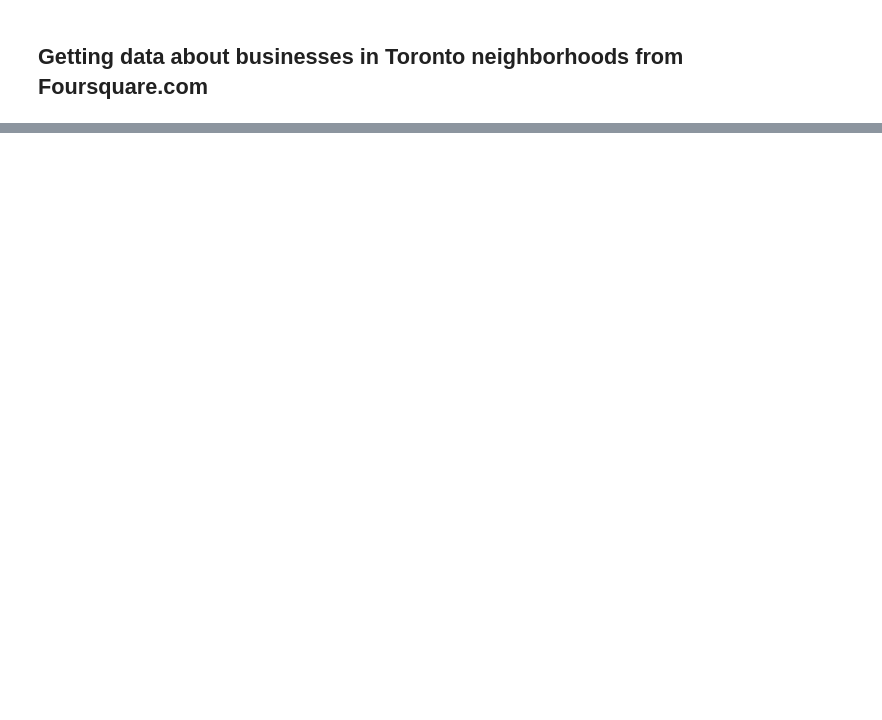
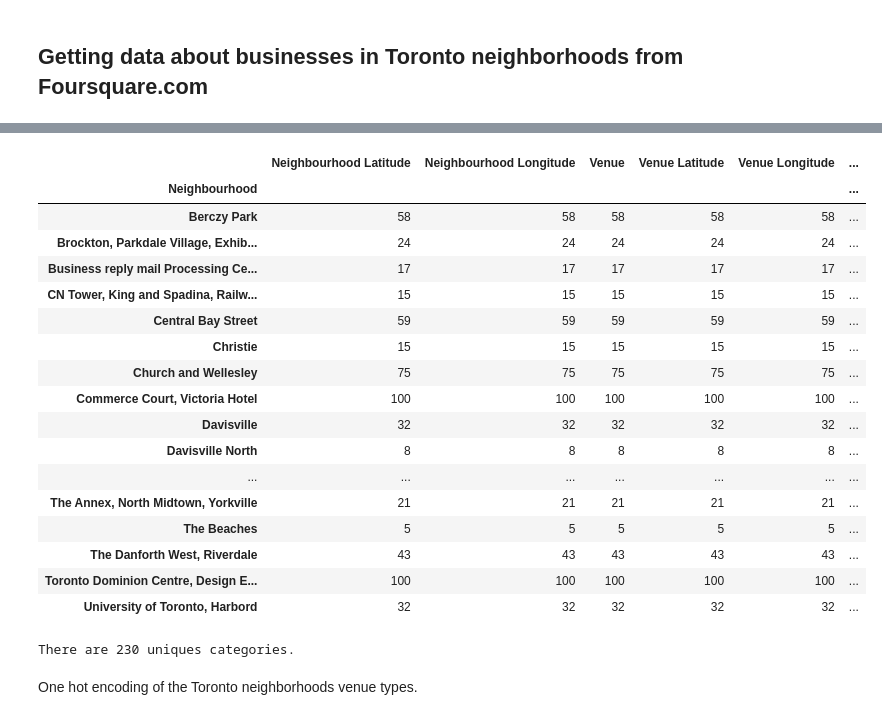
Before and after one commit to elithepooh/Coursera_Capstone, a Jupyter notebook: TorontoClustering.ipynb, the cells around one changed output, grey strips where cells are left out. Cells and saved outputs as stored; diff of their text form; code cells hidden in the pictures; blank space fills up the shorter version.

```diff
--- a/TorontoClustering.ipynb
+++ b/TorontoClustering.ipynb
@@ -174,0 +185,10 @@ toronto_df.loc[toronto_df["Postal Code"] == 'M2H']
+# %%
+from geopy.geocoders import Nominatim
+
+address = 'Toronto, Canada'
+
+geolocator = Nominatim(user_agent="toronto_explorer")
+location = geolocator.geocode(address)
+toronto_lat = location.latitude
+toronto_long = location.longitude
+print('The geograpical coordinate of Toronto are {}, {}.'.format(toronto_lat, toronto_long))
@@ -176,0 +351,27 @@ toronto_df.loc[toronto_df["Postal Code"] == 'M2H']
+# %%
+toronto_venues.groupby('Neighbourhood').count()
+# %% [output]
+|  | Neighbourhood Latitude | Neighbourhood Longitude | Venue | Venue Latitude | Venue Longitude | ... |
+| Neighbourhood |  |  |  |  |  | ... |
+| Berczy Park | 58 | 58 | 58 | 58 | 58 | ... |
+| Brockton, Parkdale Village, Exhib... | 24 | 24 | 24 | 24 | 24 | ... |
+| Business reply mail Processing Ce... | 17 | 17 | 17 | 17 | 17 | ... |
+| CN Tower, King and Spadina, Railw... | 15 | 15 | 15 | 15 | 15 | ... |
+| Central Bay Street | 59 | 59 | 59 | 59 | 59 | ... |
+| Christie | 15 | 15 | 15 | 15 | 15 | ... |
+| Church and Wellesley | 75 | 75 | 75 | 75 | 75 | ... |
+| Commerce Court, Victoria Hotel | 100 | 100 | 100 | 100 | 100 | ... |
+| Davisville | 32 | 32 | 32 | 32 | 32 | ... |
+| Davisville North | 8 | 8 | 8 | 8 | 8 | ... |
+| ... | ... | ... | ... | ... | ... | ... |
+| The Annex, North Midtown, Yorkville | 21 | 21 | 21 | 21 | 21 | ... |
+| The Beaches | 5 | 5 | 5 | 5 | 5 | ... |
+| The Danforth West, Riverdale | 43 | 43 | 43 | 43 | 43 | ... |
+| Toronto Dominion Centre, Design E... | 100 | 100 | 100 | 100 | 100 | ... |
+| University of Toronto, Harbord | 32 | 32 | 32 | 32 | 32 | ... |
+# %%
+print('There are {} uniques categories.'.format(len(toronto_venues['Venue Category'].unique())))
+# %% [output]
+There are 230 uniques categories.
+# %% [markdown]
+One hot encoding of the Toronto neighborhoods venue types.
```
Also changed, not shown: parts of 43 cells of this notebook.
